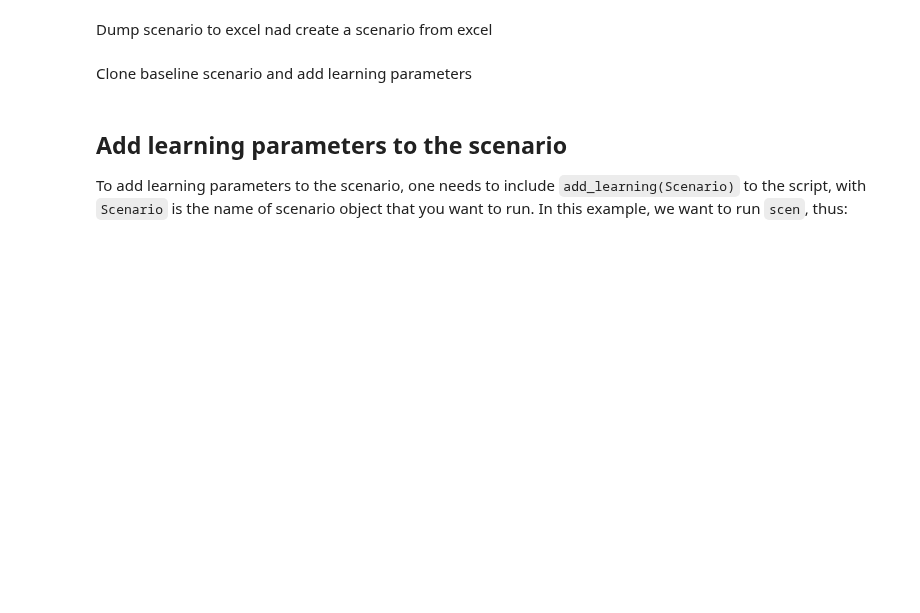
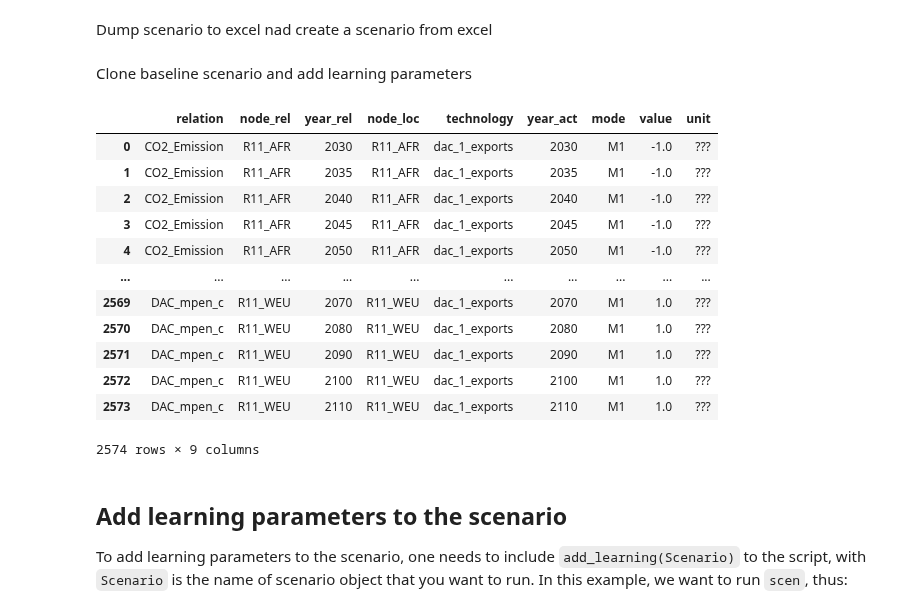
Before and after one commit to ywpratama/message_ix, a Jupyter notebook: message_ix/tools/add_learning/scenarios/GENIE_Learning baseline scenario setup.ipynb, the cells around one changed output. Drawn from its saved outputs; the diff is of its cells as text; code cells hidden in the pictures; blank space fills up the shorter version.

Commit message:
Technology target trial

```diff
--- a/message_ix/tools/add_learning/scenarios/GENIE_Learning baseline scenario setup.ipynb
+++ b/message_ix/tools/add_learning/scenarios/GENIE_Learning baseline scenario setup.ipynb
@@ -72,6 +72,25 @@ scen = base.clone(
 )
 
 scen.check_out()
+# %%
+scen.par('inv_cost', filters={'technology':['dac_1_exports','dac_2_exports','dac_3_exports','dac_4_exports','dac_5_exports'],
+                              'node_loc':'R11_WEU','year_vtg':2025})
+
+scen.par('relation_activity', filters={'technology':'dac_1_exports'})
+# %% [output]
+|  | relation | node_rel | year_rel | node_loc | technology | year_act | mode | value | unit |
+| 0 | CO2_Emission | R11_AFR | 2030 | R11_AFR | dac_1_exports | 2030 | M1 | -1.0 | ??? |
+| 1 | CO2_Emission | R11_AFR | 2035 | R11_AFR | dac_1_exports | 2035 | M1 | -1.0 | ??? |
+| 2 | CO2_Emission | R11_AFR | 2040 | R11_AFR | dac_1_exports | 2040 | M1 | -1.0 | ??? |
+| 3 | CO2_Emission | R11_AFR | 2045 | R11_AFR | dac_1_exports | 2045 | M1 | -1.0 | ??? |
+| 4 | CO2_Emission | R11_AFR | 2050 | R11_AFR | dac_1_exports | 2050 | M1 | -1.0 | ??? |
+| ... | ... | ... | ... | ... | ... | ... | ... | ... | ... |
+| 2569 | DAC_mpen_c | R11_WEU | 2070 | R11_WEU | dac_1_exports | 2070 | M1 | 1.0 | ??? |
+| 2570 | DAC_mpen_c | R11_WEU | 2080 | R11_WEU | dac_1_exports | 2080 | M1 | 1.0 | ??? |
+| 2571 | DAC_mpen_c | R11_WEU | 2090 | R11_WEU | dac_1_exports | 2090 | M1 | 1.0 | ??? |
+| 2572 | DAC_mpen_c | R11_WEU | 2100 | R11_WEU | dac_1_exports | 2100 | M1 | 1.0 | ??? |
+| 2573 | DAC_mpen_c | R11_WEU | 2110 | R11_WEU | dac_1_exports | 2110 | M1 | 1.0 | ??? |
+2574 rows × 9 columns
 # %% [markdown]
 ## Add learning parameters to the scenario
 
```
Also changed, not shown: parts of 1 cell of this notebook, 8 other files.
